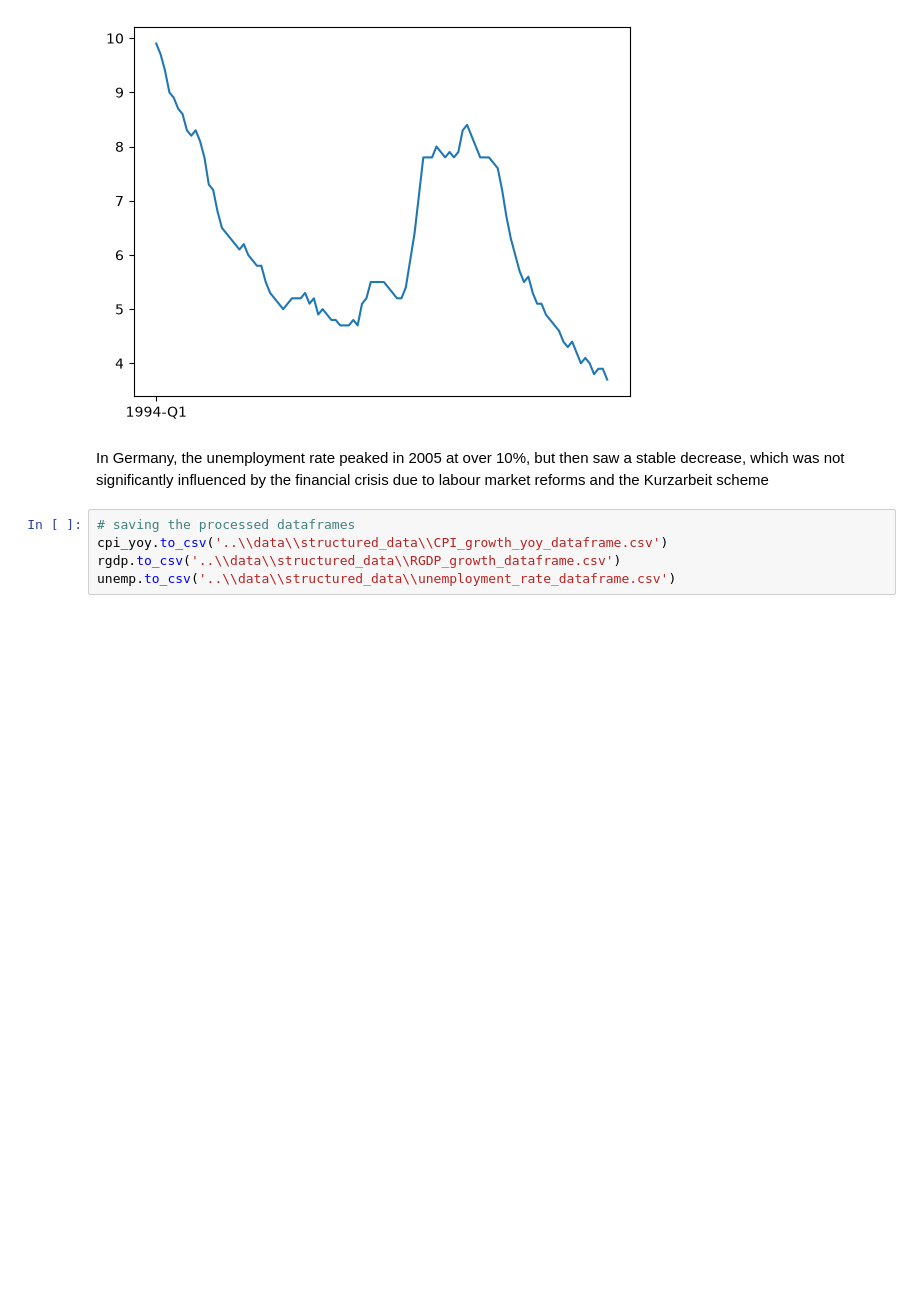
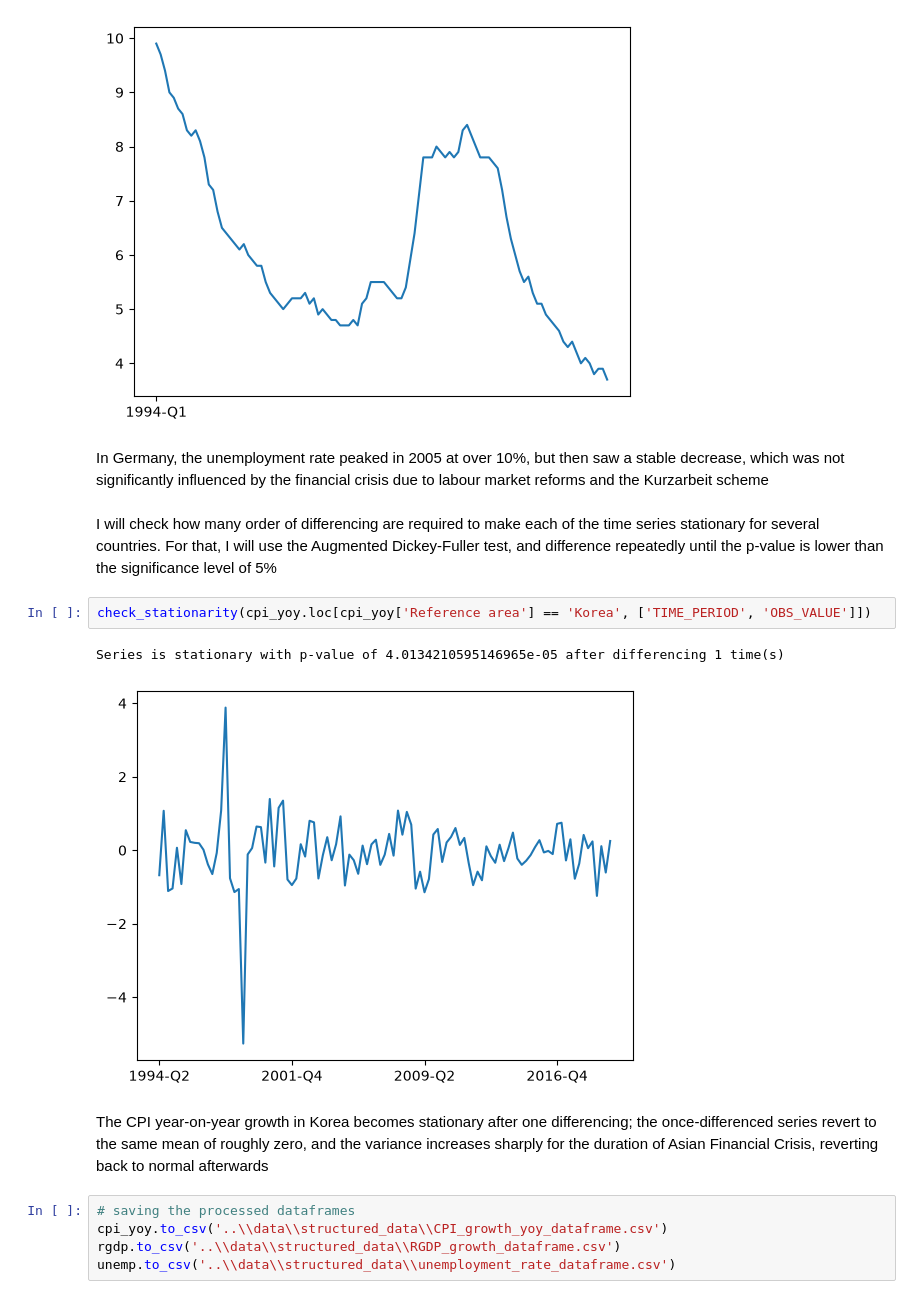
Before and after one commit to illiazhupanov/Economics_Forecasting_Project, a Jupyter notebook: notebooks/1_exploration_of_data.ipynb, the cells around one changed output. Cells and saved outputs as stored; diff of their text form; blank space fills up the shorter version.

```diff
--- a/notebooks/1_exploration_of_data.ipynb
+++ b/notebooks/1_exploration_of_data.ipynb
@@ -143,6 +147,15 @@ plt.show()
 [figure]
 # %% [markdown]
 In Germany, the unemployment rate peaked in 2005 at over 10%, but then saw a stable decrease, which was not significantly influenced by the financial crisis due to labour market reforms and the Kurzarbeit scheme
+# %% [markdown]
+I will check how many order of differencing are required to make each of the time series stationary for several countries. For that, I will use the Augmented Dickey-Fuller test, and difference repeatedly until the p-value is lower than the significance level of 5%
+# %%
+check_stationarity(cpi_yoy.loc[cpi_yoy['Reference area'] == 'Korea', ['TIME_PERIOD', 'OBS_VALUE']])
+# %% [output]
+Series is stationary with p-value of 4.0134210595146965e-05 after differencing 1 time(s)
+[figure, added]
+# %% [markdown]
+The CPI year-on-year growth in Korea becomes stationary after one differencing; the once-differenced series revert to the same mean of roughly zero, and the variance increases sharply for the duration of Asian Financial Crisis, reverting back to normal afterwards
 # %%
 # saving the processed dataframes
 cpi_yoy.to_csv('..\\data\\structured_data\\CPI_growth_yoy_dataframe.csv')
```
Also changed, not shown: parts of 1 cell of this notebook, 14 other files.
